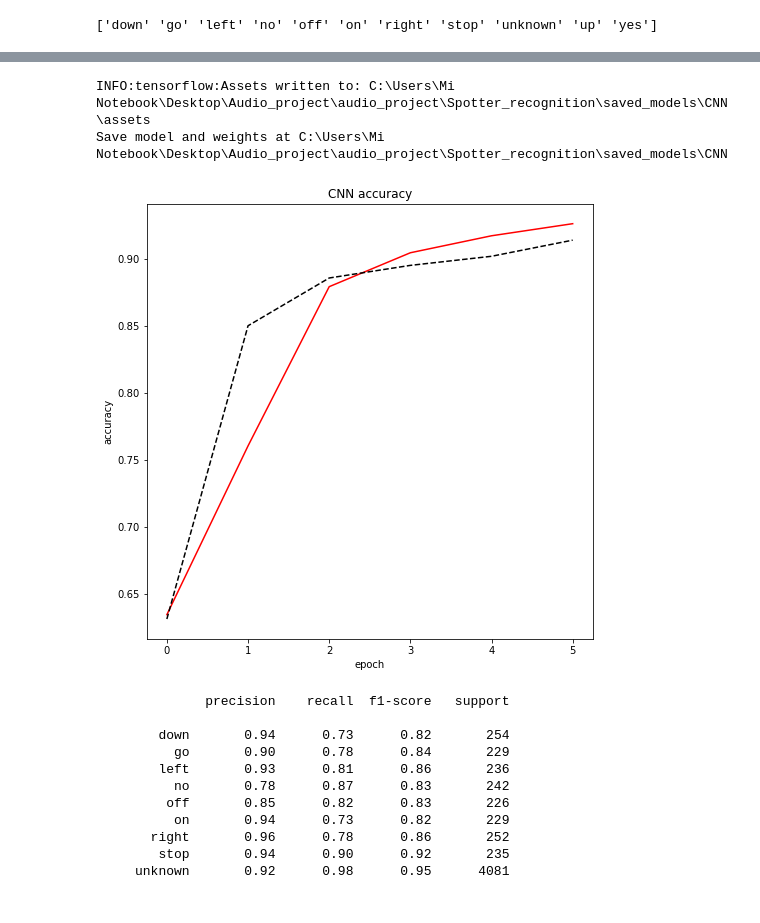
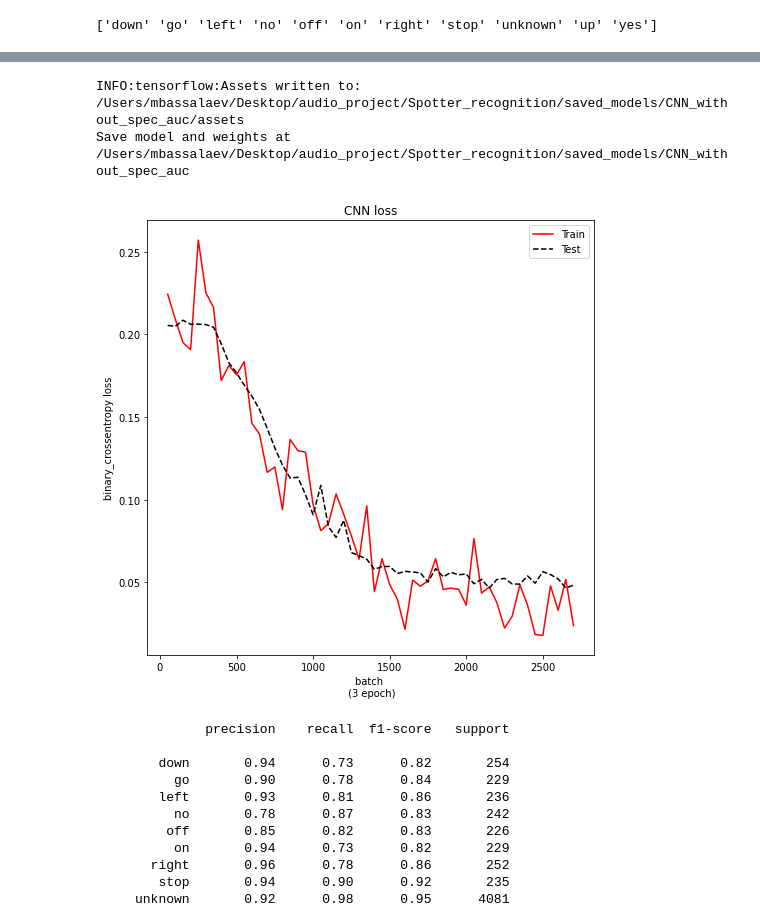
Before and after one commit to pojaleesh/Audio_kws, a Jupyter notebook: Spotter_recognition/CNN.ipynb, the cells around one changed output, grey strips where cells are left out. Drawn from its saved outputs; the diff is of its cells as text; code cells hidden in the pictures.

Commit message:
Add train, data aug

```diff
--- a/Spotter_recognition/CNN.ipynb
+++ b/Spotter_recognition/CNN.ipynb
@@ -171,5 +194,5 @@ X_test size = (6473, 30, 61, 1)
 # %%
-model = CNN_model((30, 61, 1), len(lb.classes_))
+model = CNN_model((40, 61, 1), len(lb.classes_))
 # %%
 model.summary()
 # %% [output]
@@ -191,11 +214,5 @@ Trainable params: 30,408,971
 Non-trainable params: 0
 _________________________________________________________________
 # %%
-# Обучалось на mfcc (30, 61) лежит в Data_spotter_mfcc
-
 opt = optimizers.Adam(0.001)
-model.compile(optimizer = opt, loss = 'binary_crossentropy', metrics = ["accuracy"])
-
-model_history = model.fit(x = X_train, y = Y_train, epochs = 3, batch_size = 16, validation_data=(X_test, Y_test))
+model.compile(optimizer = opt, loss='binary_crossentropy', metrics = ["accuracy"])
-# %%
-model_history_1 = model.fit(x = X_train, y = Y_train, epochs = 3, batch_size = 16, validation_data=(X_test, Y_test))
@@ -208,0 +219,12 @@ Epoch 3/3
+# %%
+batch_size = 64
+
+train_dataset = tf.data.Dataset.from_tensor_slices((X_train, Y_train))
+train_dataset = train_dataset.batch(batch_size)
+
+# Prepare the validation dataset.
+val_dataset = tf.data.Dataset.from_tensor_slices((X_test, Y_test))
+val_dataset = val_dataset.batch(batch_size)
+
+loss_fn = keras.losses.BinaryCrossentropy(from_logits=True)
+train_acc_metric = keras.metrics.BinaryAccuracy()
@@ -209,5 +282,5 @@ Epoch 3/3
 # %%
-save_model(model, "CNN")
+save_model(model, "CNN_without_spec_auc")
 # %% [output]
-INFO:tensorflow:Assets written to: C:\Users\Mi Notebook\Desktop\Audio_project\audio_project\Spotter_recognition\saved_models\CNN\assets
-Save model and weights at C:\Users\Mi Notebook\Desktop\Audio_project\audio_project\Spotter_recognition\saved_models\CNN
+INFO:tensorflow:Assets written to: /Users/mbassalaev/Desktop/audio_project/Spotter_recognition/saved_models/CNN_without_spec_auc/assets
+Save model and weights at /Users/mbassalaev/Desktop/audio_project/Spotter_recognition/saved_models/CNN_without_spec_auc
@@ -222,18 +294,16 @@ save_model_history(model_history_1.history, "CNN_2")
 # посмотреть как ошибка распределена по классам, (сбалансировать X_test, Y_test)
 # %%
 plt.figure(figsize=(8,8))
-plt.plot(model_history.history['accuracy'] + model_history_1.history['accuracy'],
-         color="red")
-plt.plot(model_history.history['val_accuracy'] + model_history_1.history['val_accuracy'],
-         color="black",
-         linestyle="dashed")
-plt.title('CNN accuracy')
-plt.ylabel('accuracy')
-plt.xlabel('epoch')
-plt.savefig("CNN_97")
+train_plot = plt.plot(temp, train_loss, color='red', label='Train')
+test_plot = plt.plot(temp, test_loss, color='black', linestyle='dashed', label='Test')
+plt.title('CNN loss')
+plt.ylabel('binary_crossentropy loss')
+plt.xlabel('batch \n (3 epoch)')
+plt.legend(loc='upper right')
+plt.savefig("CNN_withou_spec_auc")
 plt.show()
 # %% [output]
-[figure, old version]
+[figure, new version]
 # %%
 print(report(model, X_test, Y_test, lb.classes_))
 # %% [output]
```
Also changed, not shown: parts of 13 cells of this notebook, 18 other files.
